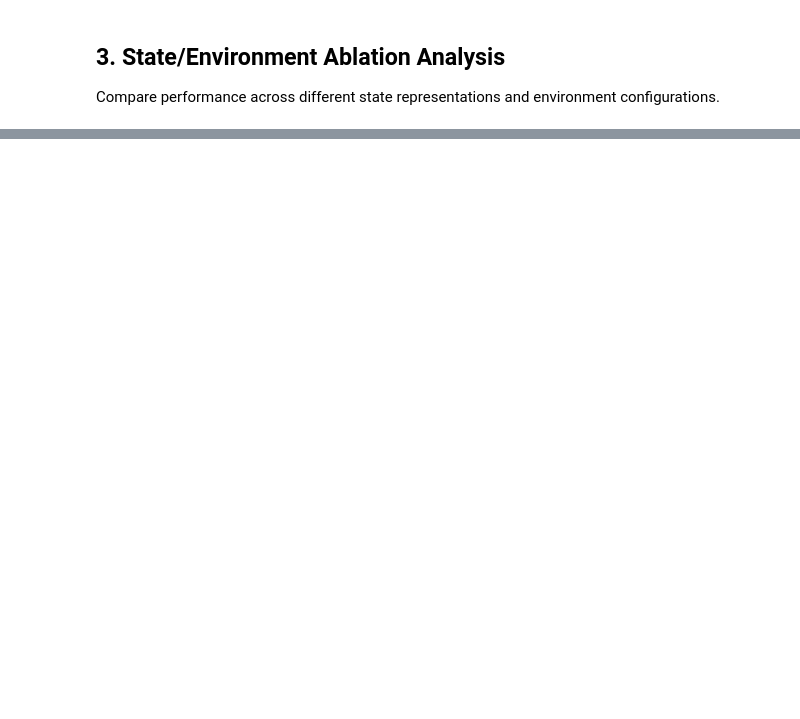
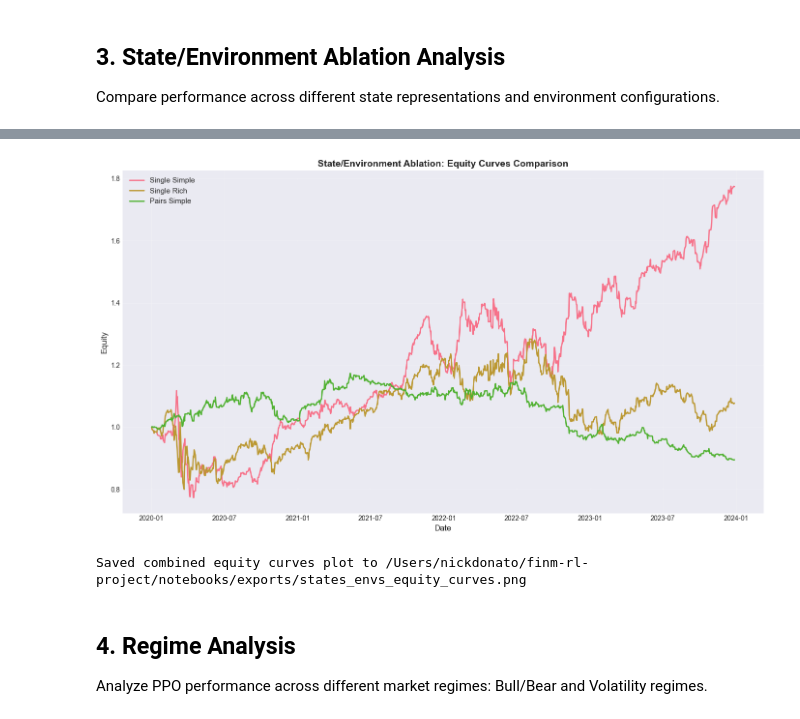
Before and after one commit to ekopen/finm-rl-project, a Jupyter notebook: notebooks/analysis_main.ipynb, the cells around one changed output, grey strips where cells are left out. Cells and saved outputs as stored; diff of their text form; code cells hidden in the pictures; blank space fills up the shorter version.

```diff
--- a/notebooks/analysis_main.ipynb
+++ b/notebooks/analysis_main.ipynb
@@ -268,0 +336,55 @@ else:
+# %%
+# Plot all 3 equity curves together
+if states_envs_data:
+    from eval.plotting import plot_equity_curves
+    import pandas as pd
+
+    # Load equity curves from JSON files
+    equity_curves = {}
+    dates_list = None
+
+    for config_name in ['single_simple', 'single_rich', 'pairs_simple']:
+        equity_json_path = states_envs_dir / f"{config_name}_equity.json"
+        if equity_json_path.exists():
+            with open(equity_json_path, 'r') as f:
+                equity_data = json.load(f)
+                equity_curves[config_name] = np.array(equity_data['equity'])
+                # Use dates from first available config
+                if dates_list is None and 'dates' in equity_data:
+                    dates_list = pd.to_datetime(equity_data['dates'])
+
+    if equity_curves:
+        # Align all curves to minimum length
+        min_len = min(len(eq) for eq in equity_curves.values())
+        aligned_curves = {name: eq[:min_len] for name, eq in equity_curves.items()}
+        if dates_list is not None:
+            aligned_dates = dates_list[:min_len]
+        else:
+            aligned_dates = None
+
+        # Create combined plot
+        fig, ax = plt.subplots(figsize=(14, 8))
+        for name, eq in aligned_curves.items():
+            label = name.replace('_', ' ').title()
+            ax.plot(aligned_dates if aligned_dates is not None else range(len(eq)), eq, label=label, linewidth=2)
+
+        ax.set_xlabel('Date' if aligned_dates is not None else 'Time', fontsize=12)
+        ax.set_ylabel('Equity', fontsize=12)
+        ax.set_title('State/Environment Ablation: Equity Curves Comparison', fontsize=14, fontweight='bold')
+        ax.legend(fontsize=11)
+        ax.grid(True, alpha=0.3)
+        plt.tight_layout()
+
+        output_path = EXPORTS_DIR / "states_envs_equity_curves.png"
+        plt.savefig(output_path, dpi=150, bbox_inches='tight')
+        plt.show()
+        print(f"Saved combined equity curves plot to {output_path}")
+    else:
+        print("Equity curve JSON files not found. Re-run exp_states_envs.py to generate them.")
+# %% [output]
+[figure, added]
+Saved combined equity curves plot to /Users/nickdonato/finm-rl-project/notebooks/exports/states_envs_equity_curves.png
+# %% [markdown]
+## 4. Regime Analysis
+
+Analyze PPO performance across different market regimes: Bull/Bear and Volatility regimes.
```
Also changed, not shown: parts of 27 cells of this notebook, 3 other files.
